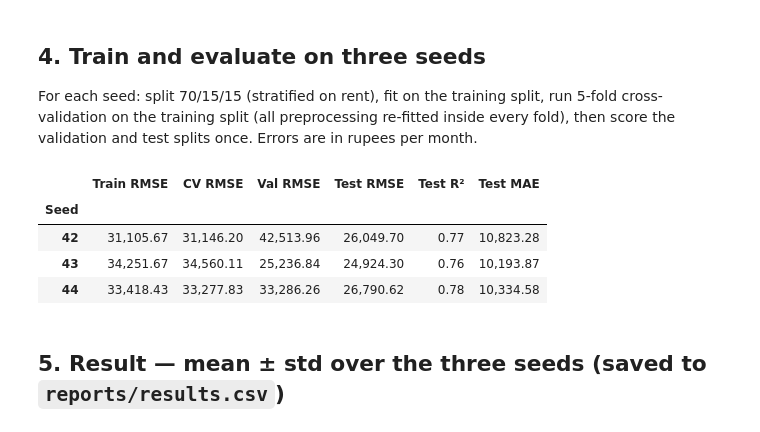
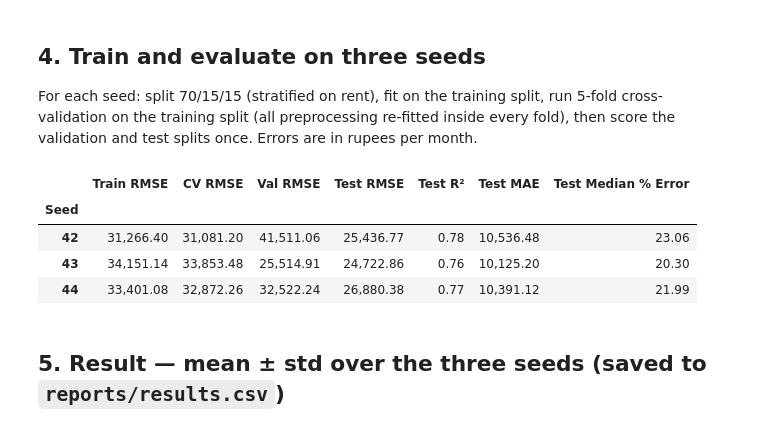
Before and after one commit to PihuCodeTech/House-Rent-Prediction-System, a Jupyter notebook: notebooks/linear_regression.ipynb, the cells around one changed output. Cells and saved outputs as stored; diff of their text form; code cells hidden in the pictures.

```diff
--- a/notebooks/linear_regression.ipynb
+++ b/notebooks/linear_regression.ipynb
@@ -80,13 +81,14 @@ Errors are in rupees per month.
 # %%
 row, per_seed, first, averaged = run_model(MODEL_KEY, clean=clean, verbose=False)
 per_seed.rename(columns={'seed': 'Seed', 'train_rmse': 'Train RMSE', 'cv_rmse': 'CV RMSE', 'val_rmse': 'Val RMSE',
-                         'test_rmse': 'Test RMSE', 'test_r2': 'Test R²', 'test_mae': 'Test MAE'}).set_index('Seed')
+                         'test_rmse': 'Test RMSE', 'test_r2': 'Test R²', 'test_mae': 'Test MAE',
+                         'test_mdape': 'Test Median % Error'}).set_index('Seed')
 # %% [output]
-|  | Train RMSE | CV RMSE | Val RMSE | Test RMSE | Test R² | Test MAE |
-| Seed |  |  |  |  |  |  |
-| 42 | 31,105.67 | 31,146.20 | 42,513.96 | 26,049.70 | 0.77 | 10,823.28 |
-| 43 | 34,251.67 | 34,560.11 | 25,236.84 | 24,924.30 | 0.76 | 10,193.87 |
-| 44 | 33,418.43 | 33,277.83 | 33,286.26 | 26,790.62 | 0.78 | 10,334.58 |
+|  | Train RMSE | CV RMSE | Val RMSE | Test RMSE | Test R² | Test MAE | Test Median % Error |
+| Seed |  |  |  |  |  |  |  |
+| 42 | 31,266.40 | 31,081.20 | 41,511.06 | 25,436.77 | 0.78 | 10,536.48 | 23.06 |
+| 43 | 34,151.14 | 33,853.48 | 25,514.91 | 24,722.86 | 0.76 | 10,125.20 | 20.30 |
+| 44 | 33,401.08 | 32,872.26 | 32,522.24 | 26,880.38 | 0.77 | 10,391.12 | 21.99 |
 # %% [markdown]
 ## 5. Result — mean ± std over the three seeds (saved to `reports/results.csv`)
 # %%
```
Also changed, not shown: parts of 3 cells of this notebook.
